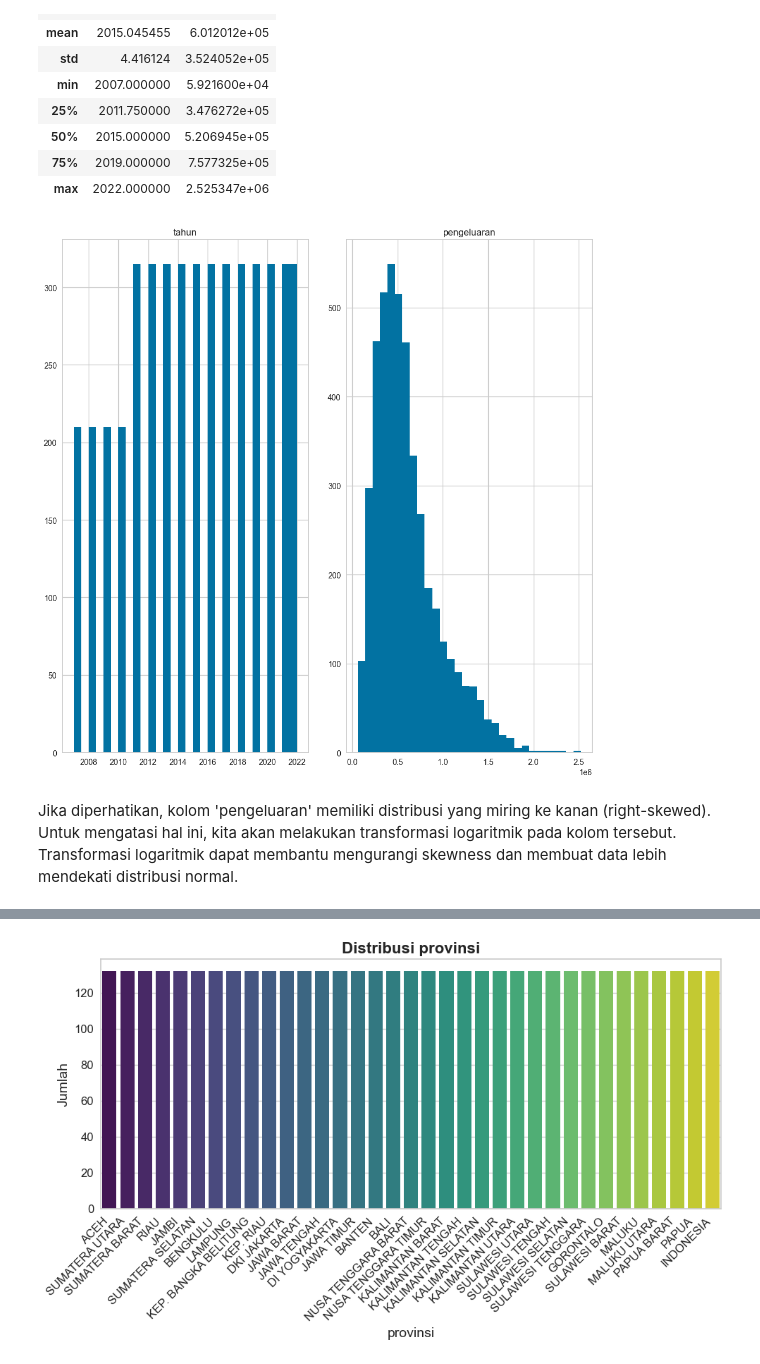
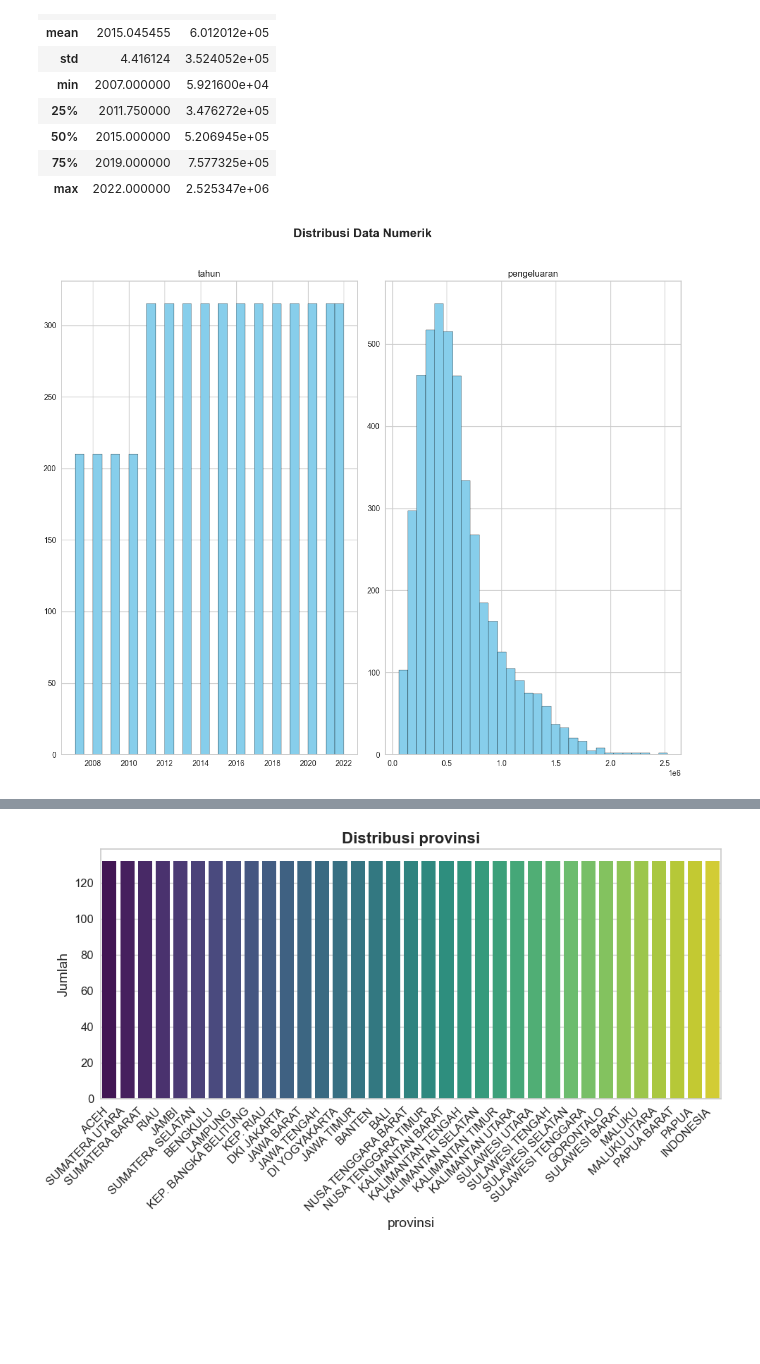
Before and after one commit to leonardkumaro/Proyek-Machine-Learning, a Jupyter notebook: [Clustering]_Submission_Akhir_BMLP_Leonard Bodhi Kumaro.ipynb, the cells around one changed output, grey strips where cells are left out. Saved outputs shown, nothing was run; the diff lists cells and outputs as text; code cells hidden in the pictures; blank space fills up the shorter version.

```diff
--- a/[Clustering]_Submission_Akhir_BMLP_Leonard Bodhi Kumaro.ipynb
+++ b/[Clustering]_Submission_Akhir_BMLP_Leonard Bodhi Kumaro.ipynb
@@ -135,12 +135,22 @@ df.describe()
 | max | 2022.000000 | 2.525347e+06 |
 # %%
 # Menampilkan visualisasi distribusi data untuk setiap kolom numerik dalam dataset
-df.hist(figsize=(10, 10), bins=30)  # Membuat histogram untuk setiap kolom numerik
-plt.tight_layout()  # Mengatur tata letak agar tidak ada yang terpotong
-plt.show()  # Menampilkan histogram
+df.hist(
+    figsize=(12, 10),  # Mengatur ukuran figure
+    bins=30,  # Jumlah bin pada histogram
+    color='skyblue',  # Warna histogram
+    edgecolor='black'  # Warna tepi histogram
+)
+
+# Menambahkan judul untuk keseluruhan plot
+plt.suptitle('Distribusi Data Numerik', fontsize=16, fontweight='bold', y=1.02)
+
+# Menyesuaikan tata letak agar tidak ada elemen yang terpotong
+plt.tight_layout()
+
+# Menampilkan histogram
+plt.show()
 # %% [output]
-[figure, old version]
+[figure, new version]
-# %% [markdown]
-Jika diperhatikan, kolom 'pengeluaran' memiliki distribusi yang miring ke kanan (right-skewed). Untuk mengatasi hal ini, kita akan melakukan transformasi logaritmik pada kolom tersebut. Transformasi logaritmik dapat membantu mengurangi skewness dan membuat data lebih mendekati distribusi normal.
 # %%
 # Menampilkan heatmap untuk melihat korelasi antar fitur dalam dataset
```
Also changed, not shown: parts of 3 cells of this notebook, 1 other file.
